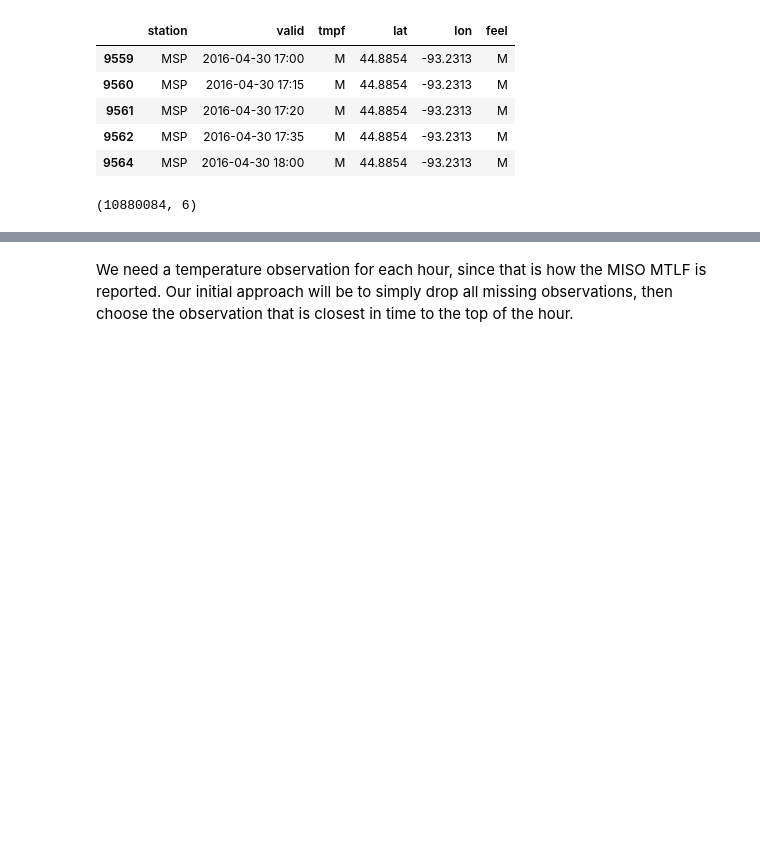
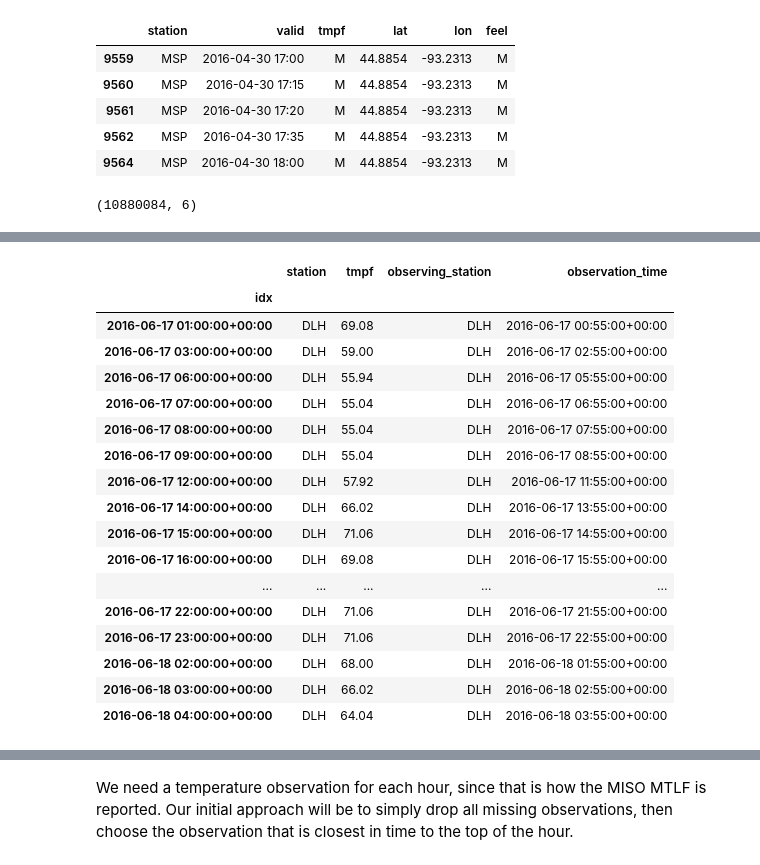
Before and after one commit to caindy/mml, a Jupyter notebook: 01_obtain_data.ipynb, the cells around one changed output, grey strips where cells are left out. Saved outputs shown, nothing was run; the diff lists cells and outputs as text; code cells hidden in the pictures; blank space fills up the shorter version.

```diff
--- a/01_obtain_data.ipynb
+++ b/01_obtain_data.ipynb
@@ -22,8 +22,7 @@ In this notebook we perform the following steps:
 %autoreload 2
 
 from datetime import datetime, timezone, timedelta
-def est(yyyy, mm, dd, hh):
-    return datetime(yyyy, mm, dd, hh, tzinfo=timezone(timedelta(hours=-5)))
+from weather_data import prevailing_time as est
 
 # beginning of MISO's historical records that include the southern region (zones 8-10)
 # five hours weather data was lost for 2015-06-17
@@ -114,0 +173,24 @@ raw_df[raw_df['tmpf'] == 'M'].shape
+# %%
+from weather_data import ASOS
+asos = ASOS()
+dlh_df = asos.get_station_df('DLH', est(2016, 6, 16, 0), est(2016, 6, 18, 23))
+dlh_df[12:30]
+# %% [output]
+|  | station | tmpf | observing_station | observation_time |
+| idx |  |  |  |  |
+| 2016-06-17 01:00:00+00:00 | DLH | 69.08 | DLH | 2016-06-17 00:55:00+00:00 |
+| 2016-06-17 03:00:00+00:00 | DLH | 59.00 | DLH | 2016-06-17 02:55:00+00:00 |
+| 2016-06-17 06:00:00+00:00 | DLH | 55.94 | DLH | 2016-06-17 05:55:00+00:00 |
+| 2016-06-17 07:00:00+00:00 | DLH | 55.04 | DLH | 2016-06-17 06:55:00+00:00 |
+| 2016-06-17 08:00:00+00:00 | DLH | 55.04 | DLH | 2016-06-17 07:55:00+00:00 |
+| 2016-06-17 09:00:00+00:00 | DLH | 55.04 | DLH | 2016-06-17 08:55:00+00:00 |
+| 2016-06-17 12:00:00+00:00 | DLH | 57.92 | DLH | 2016-06-17 11:55:00+00:00 |
+| 2016-06-17 14:00:00+00:00 | DLH | 66.02 | DLH | 2016-06-17 13:55:00+00:00 |
+| 2016-06-17 15:00:00+00:00 | DLH | 71.06 | DLH | 2016-06-17 14:55:00+00:00 |
+| 2016-06-17 16:00:00+00:00 | DLH | 69.08 | DLH | 2016-06-17 15:55:00+00:00 |
+| ... | ... | ... | ... | ... |
+| 2016-06-17 22:00:00+00:00 | DLH | 71.06 | DLH | 2016-06-17 21:55:00+00:00 |
+| 2016-06-17 23:00:00+00:00 | DLH | 71.06 | DLH | 2016-06-17 22:55:00+00:00 |
+| 2016-06-18 02:00:00+00:00 | DLH | 68.00 | DLH | 2016-06-18 01:55:00+00:00 |
+| 2016-06-18 03:00:00+00:00 | DLH | 66.02 | DLH | 2016-06-18 02:55:00+00:00 |
+| 2016-06-18 04:00:00+00:00 | DLH | 64.04 | DLH | 2016-06-18 03:55:00+00:00 |
```
Also changed, not shown: parts of 18 cells of this notebook, 1 other file.
